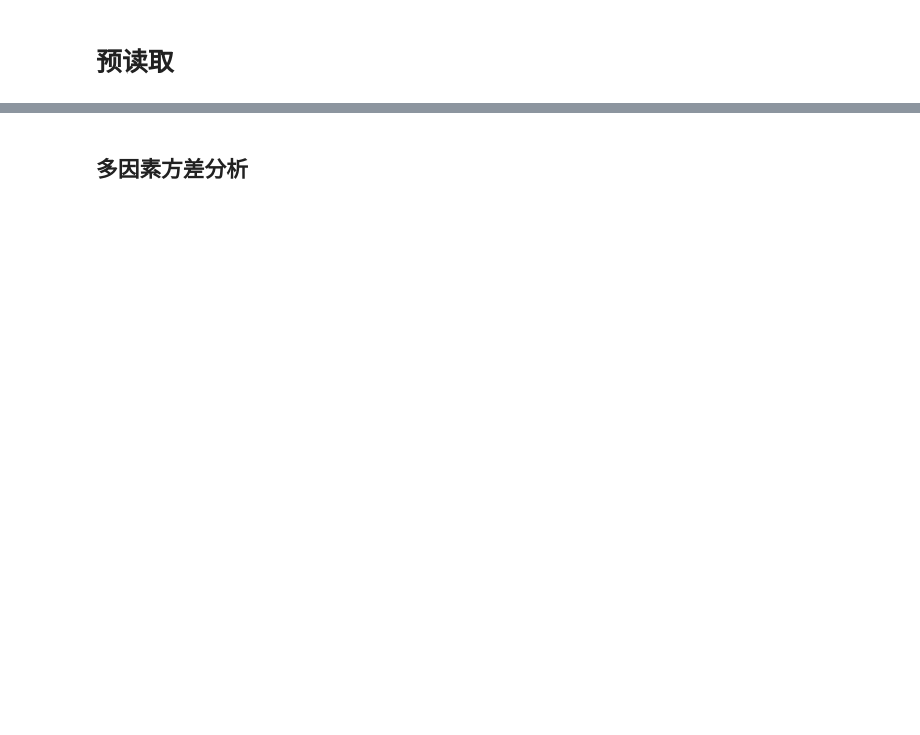
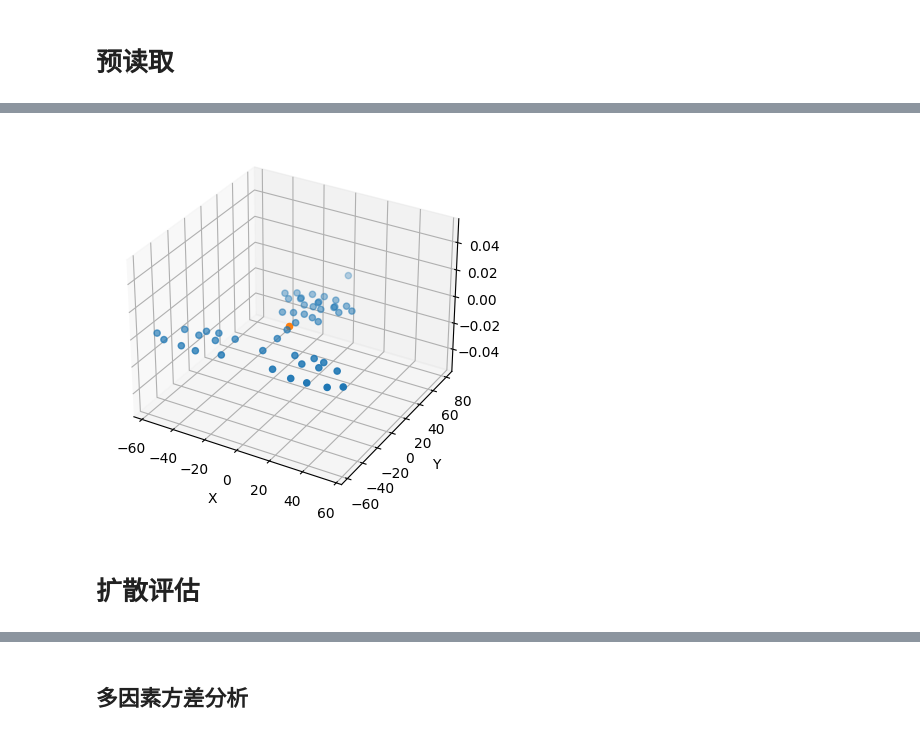
Before and after one commit to OYTubo/GazeNormalization, a Jupyter notebook: analyze_reliability.ipynb, the cells around one changed output, grey strips where cells are left out. Cells and saved outputs as stored; diff of their text form; code cells hidden in the pictures; blank space fills up the shorter version.

```diff
--- a/analyze_reliability.ipynb
+++ b/analyze_reliability.ipynb
@@ -39,0 +278,28 @@ pixel_scale_chen = np.array([0.22, 0.235])
+# %%
+# 绘制参考人脸模型
+
+from mpl_toolkits.mplot3d import Axes3D
+
+fig = plt.figure()
+ax = fig.add_subplot(111, projection='3d')
+
+face_model_load = np.loadtxt('./modules/face_model.txt')
+# 生成一些三维数据
+x = face_model_load[:,0]
+y = face_model_load[:,1]
+z = face_model_load[:,2]
+
+# 绘制三维散点图
+ax.scatter(x, y)
+ax.scatter(0,0)
+
+# 设置坐标轴标签
+ax.set_xlabel('X')
+ax.set_ylabel('Y')
+# ax.set_zlabel('Z')
+
+
+# 显示图形
+plt.show()
+# %% [output]
+[figure, added]
@@ -39,0 +473,2 @@ pixel_scale_chen = np.array([0.22, 0.235])
+# %% [markdown]
+# 扩散评估
```
Also changed, not shown: parts of 58 cells of this notebook, 8 other files.
